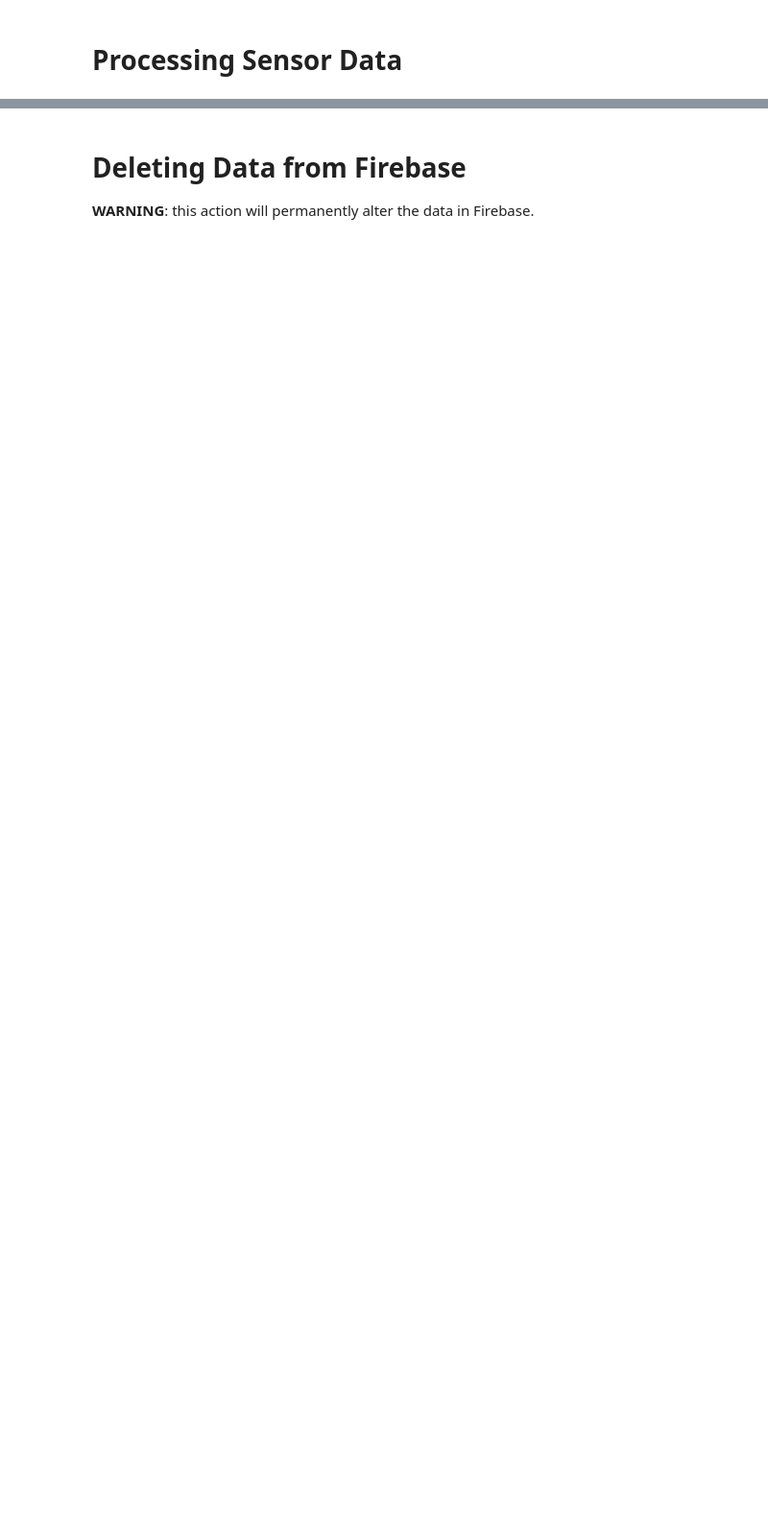
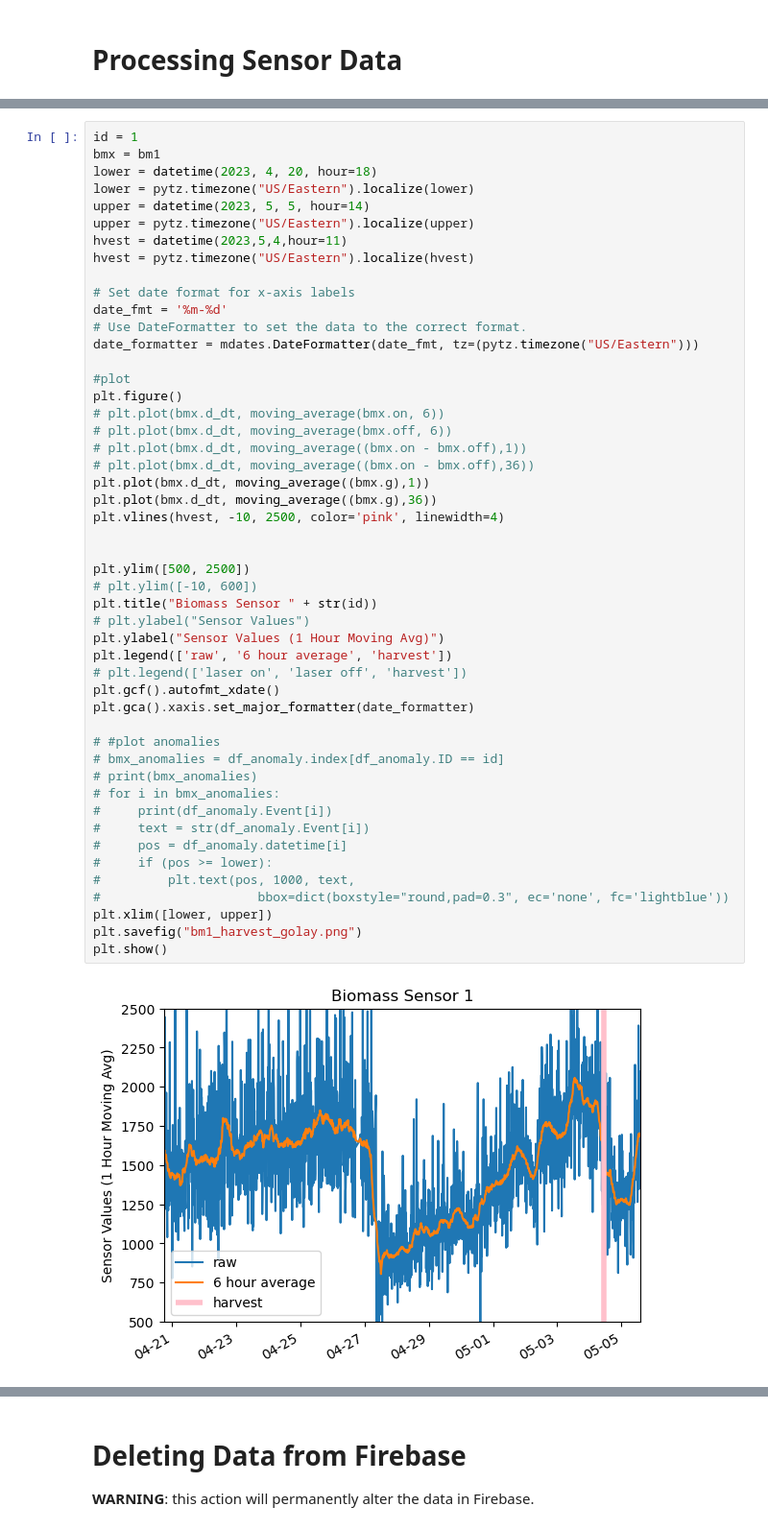
Before and after one commit to wFairmanOlin/Biomass, a Jupyter notebook: data/process_data.ipynb, the cells around one changed output, grey strips where cells are left out. Shown at 96% size. Drawn from its saved outputs; the diff is of its cells as text; blank space fills up the shorter version.

Commit message:
added the last 2 weeks of harvest data

```diff
--- a/data/process_data.ipynb
+++ b/data/process_data.ipynb
@@ -225,0 +229,51 @@ r
+# %%
+id = 1
+bmx = bm1
+lower = datetime(2023, 4, 20, hour=18)
+lower = pytz.timezone("US/Eastern").localize(lower)
+upper = datetime(2023, 5, 5, hour=14)
+upper = pytz.timezone("US/Eastern").localize(upper)
+hvest = datetime(2023,5,4,hour=11)
+hvest = pytz.timezone("US/Eastern").localize(hvest)
+
+# Set date format for x-axis labels
+date_fmt = '%m-%d'
+# Use DateFormatter to set the data to the correct format.
+date_formatter = mdates.DateFormatter(date_fmt, tz=(pytz.timezone("US/Eastern")))
+
+#plot
+plt.figure()
+# plt.plot(bmx.d_dt, moving_average(bmx.on, 6))
+# plt.plot(bmx.d_dt, moving_average(bmx.off, 6))
+# plt.plot(bmx.d_dt, moving_average((bmx.on - bmx.off),1))
+# plt.plot(bmx.d_dt, moving_average((bmx.on - bmx.off),36))
+plt.plot(bmx.d_dt, moving_average((bmx.g),1))
+plt.plot(bmx.d_dt, moving_average((bmx.g),36))
+plt.vlines(hvest, -10, 2500, color='pink', linewidth=4)
+
+
+plt.ylim([500, 2500])
+# plt.ylim([-10, 600])
+plt.title("Biomass Sensor " + str(id))
+# plt.ylabel("Sensor Values")
+plt.ylabel("Sensor Values (1 Hour Moving Avg)")
+plt.legend(['raw', '6 hour average', 'harvest'])
+# plt.legend(['laser on', 'laser off', 'harvest'])
+plt.gcf().autofmt_xdate()
+plt.gca().xaxis.set_major_formatter(date_formatter)
+
+# #plot anomalies
+# bmx_anomalies = df_anomaly.index[df_anomaly.ID == id]
+# print(bmx_anomalies)
+# for i in bmx_anomalies:
+#     print(df_anomaly.Event[i])
+#     text = str(df_anomaly.Event[i])
+#     pos = df_anomaly.datetime[i]
+#     if (pos >= lower):
+#         plt.text(pos, 1000, text,
+#                     bbox=dict(boxstyle="round,pad=0.3", ec='none', fc='lightblue'))
+plt.xlim([lower, upper])
+plt.savefig("bm1_harvest_golay.png")
+plt.show()
+# %% [output]
+[figure, added]
```
Also changed, not shown: parts of 16 cells of this notebook, 3 other files.
